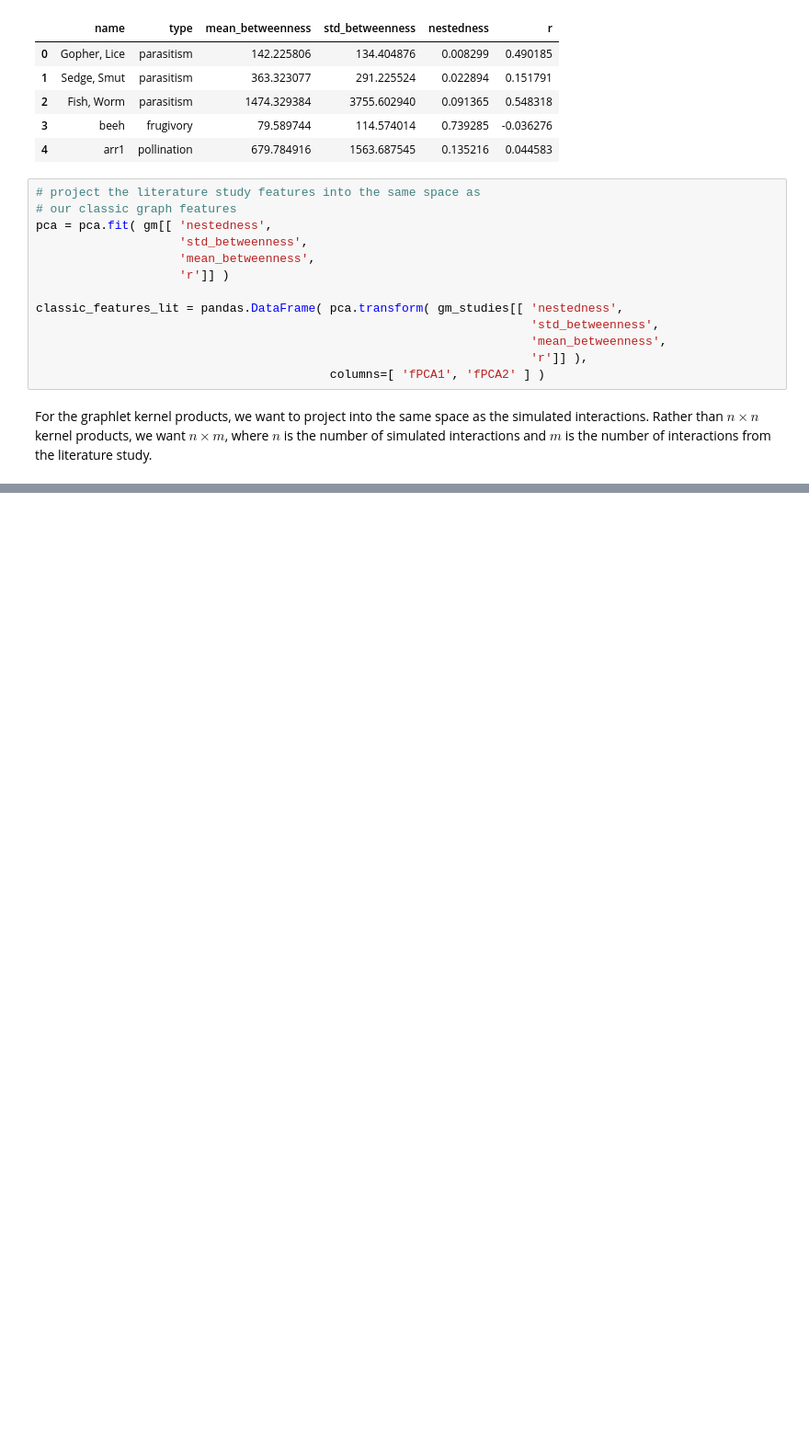
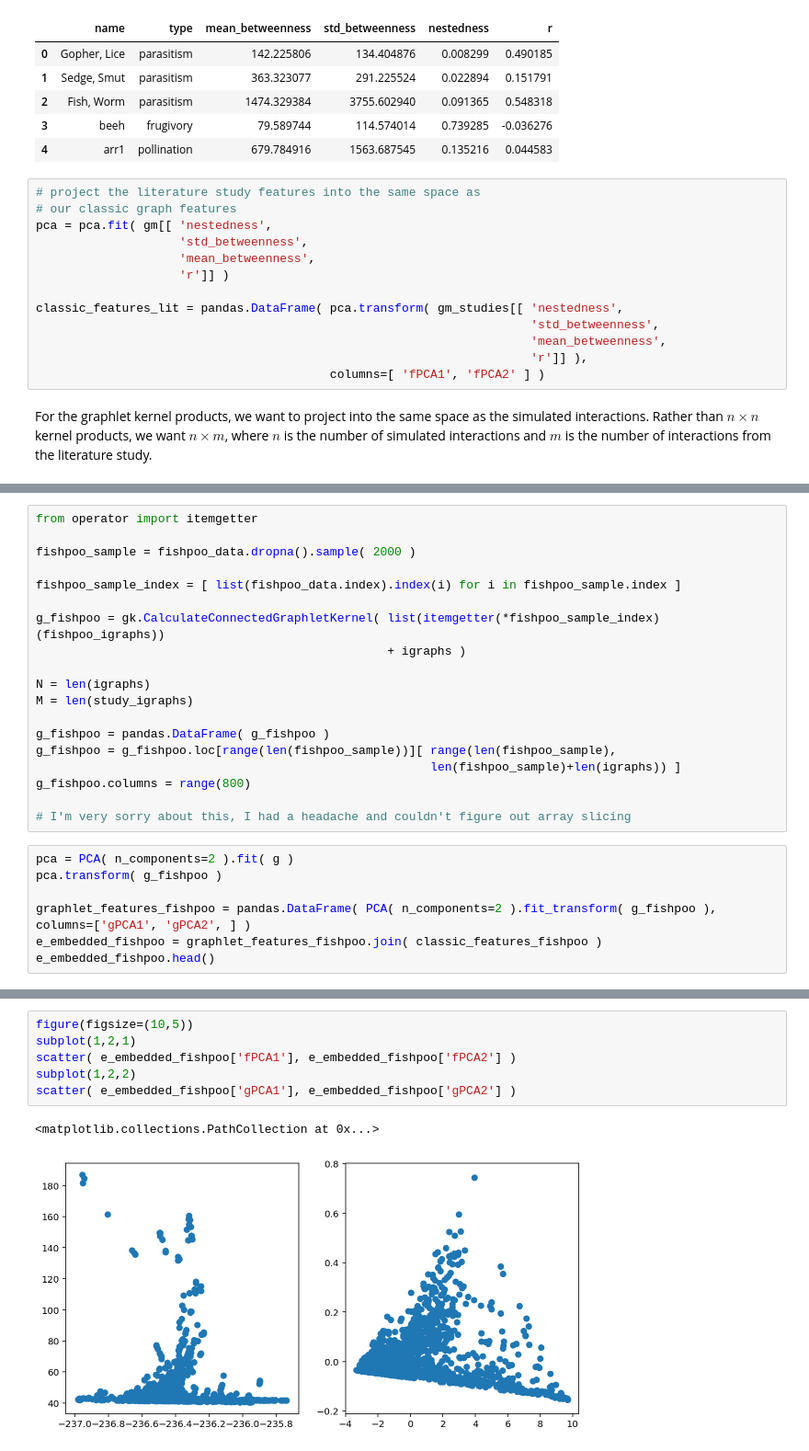
Before and after one commit to ryneches/ManyTrees, a Jupyter notebook: ManyTrees.ipynb, the cells around one changed output, grey strips where cells are left out. Shown at 92% size. Drawn from its saved outputs; the diff is of its cells as text; blank space fills up the shorter version.

```diff
--- a/ManyTrees.ipynb
+++ b/ManyTrees.ipynb
@@ -931,0 +1046,26 @@ gm_studies.head()
+# %%
+from operator import itemgetter
+
+fishpoo_sample = fishpoo_data.dropna().sample( 2000 )
+
+fishpoo_sample_index = [ list(fishpoo_data.index).index(i) for i in fishpoo_sample.index ]
+
+g_fishpoo = gk.CalculateConnectedGraphletKernel( list(itemgetter(*fishpoo_sample_index)(fishpoo_igraphs))
+                                                 + igraphs )
+
+N = len(igraphs)
+M = len(study_igraphs)
+
+g_fishpoo = pandas.DataFrame( g_fishpoo )
+g_fishpoo = g_fishpoo.loc[range(len(fishpoo_sample))][ range(len(fishpoo_sample),
+                                                       len(fishpoo_sample)+len(igraphs)) ]
+g_fishpoo.columns = range(800)
+
+# I'm very sorry about this, I had a headache and couldn't figure out array slicing
+# %%
+pca = PCA( n_components=2 ).fit( g )
+pca.transform( g_fishpoo )
+
+graphlet_features_fishpoo = pandas.DataFrame( PCA( n_components=2 ).fit_transform( g_fishpoo ), columns=['gPCA1', 'gPCA2', ] )
+e_embedded_fishpoo = graphlet_features_fishpoo.join( classic_features_fishpoo )
+e_embedded_fishpoo.head()
@@ -931,0 +1079,9 @@ gm_studies.head()
+# %%
+figure(figsize=(10,5))
+subplot(1,2,1)
+scatter( e_embedded_fishpoo['fPCA1'], e_embedded_fishpoo['fPCA2'] )
+subplot(1,2,2)
+scatter( e_embedded_fishpoo['gPCA1'], e_embedded_fishpoo['gPCA2'] )
+# %% [output]
+<matplotlib.collections.PathCollection at 0x...>
+[figure, added]
```
Also changed, not shown: parts of 22 cells of this notebook.
